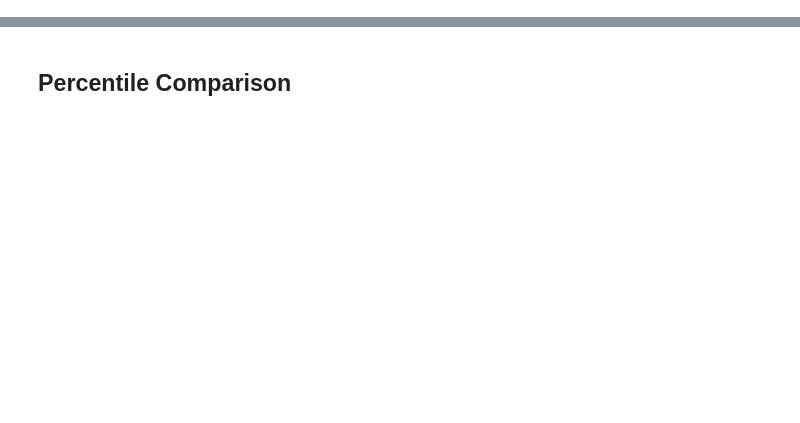
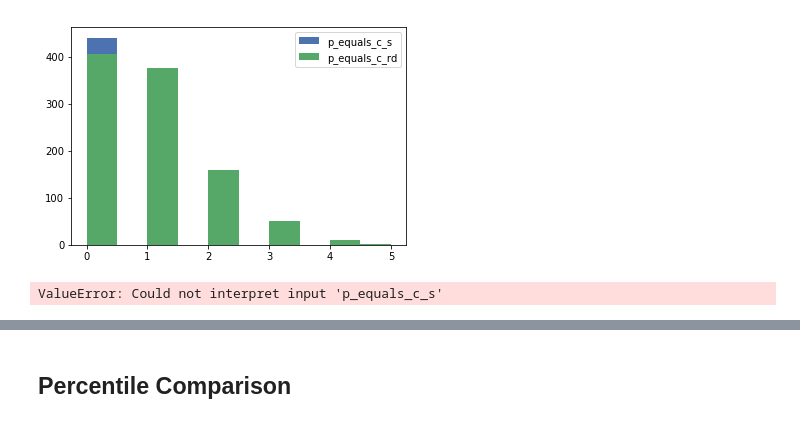
Before and after one commit to ytse17/intergenerational-mobility, a Jupyter notebook: Intergenerational Mobility.ipynb, the cells around one changed output, grey strips where cells are left out. Saved outputs shown, nothing was run; the diff lists cells and outputs as text; code cells hidden in the pictures; blank space fills up the shorter version.

```diff
--- a/Intergenerational Mobility.ipynb
+++ b/Intergenerational Mobility.ipynb
@@ -101,0 +80,12 @@ plt.show()
+# %%
+plt.style.use('seaborn-deep')
+plt.hist(p_equals_c_s, label="p_equals_c_s")
+plt.hist(p_equals_c_rd, label="p_equals_c_rd")
+plt.legend()
+plt.show()
+# %% [output]
+[figure, added]
+# %%
+sns.factorplot("p_equals_c_s", "p_equals_c_rd", data=df)
+# %% [output]
+ValueError: Could not interpret input 'p_equals_c_s'
```
Also changed, not shown: parts of 11 cells of this notebook.
